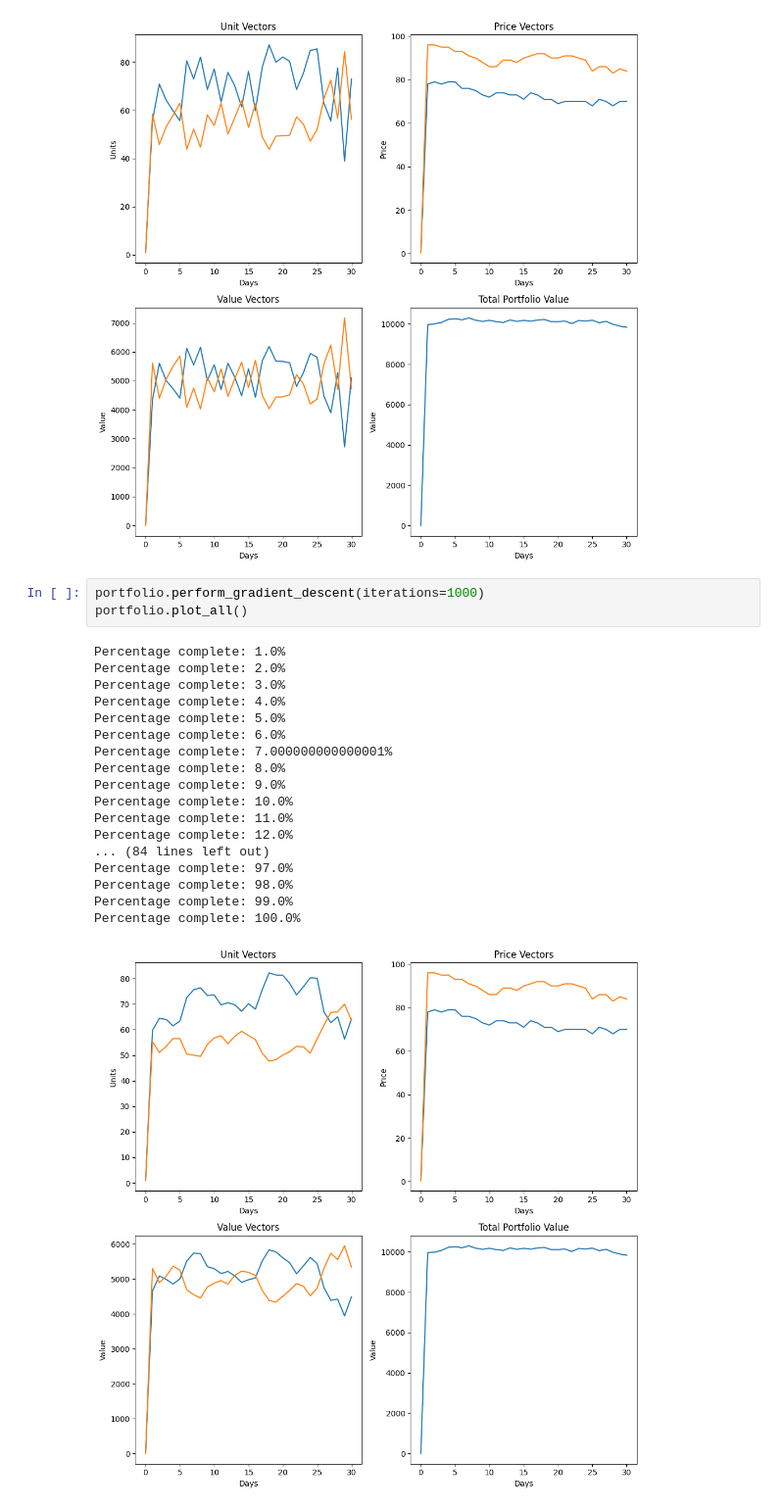
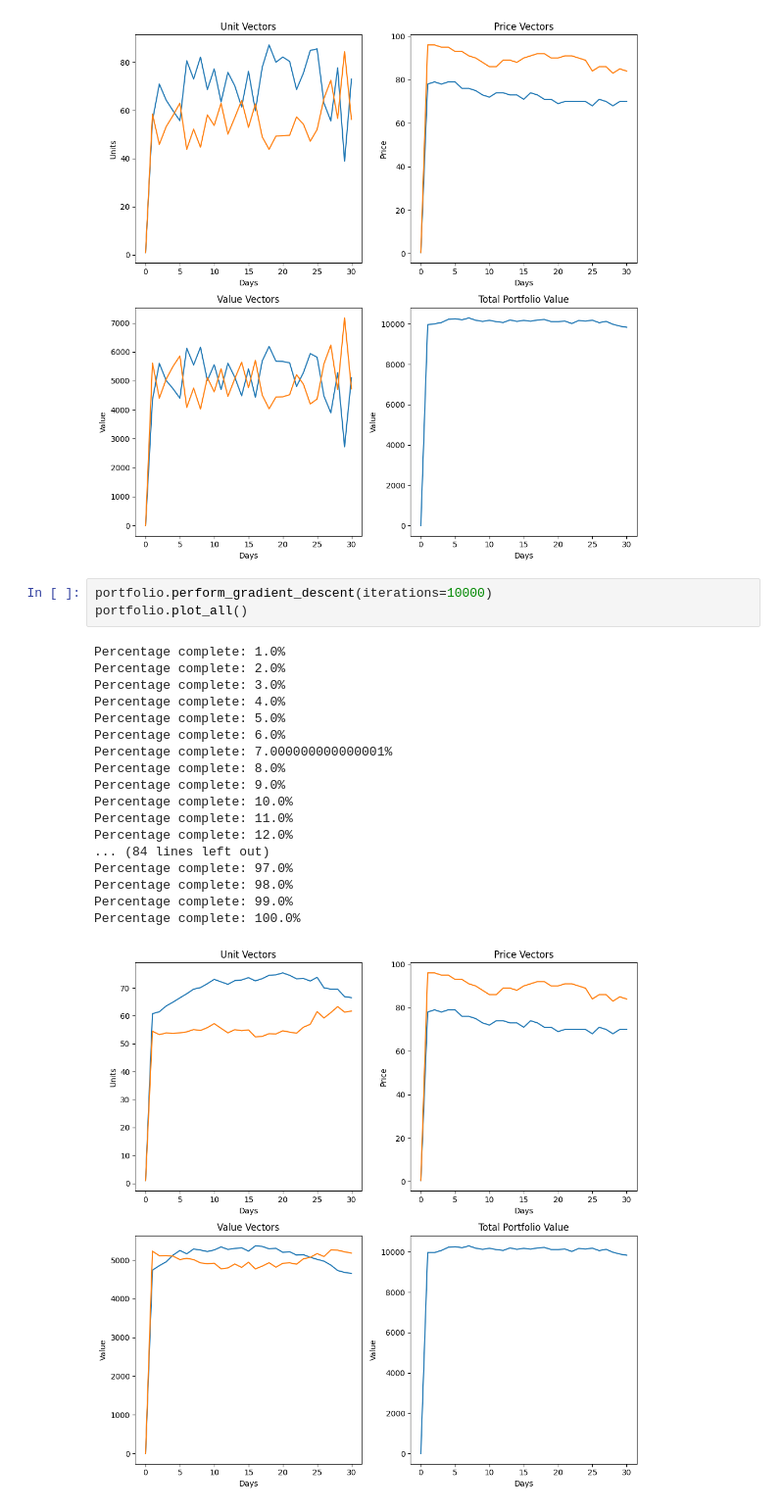
Before and after one commit to toren-wallengren/portfauxlio, a Jupyter notebook: Untitled.ipynb, the cells around one changed output. Shown at 98% size. Saved outputs shown, nothing was run; the diff lists cells and outputs as text.

```diff
--- a/Untitled.ipynb
+++ b/Untitled.ipynb
@@ -15,24 +15,24 @@ portfolio.plot_all()
 # %% [output]
 [figure]
 # %%
-portfolio.perform_gradient_descent(iterations=1000)
+portfolio.perform_gradient_descent(iterations=10000)
 portfolio.plot_all()
 # %% [output]
 Percentage complete: 1.0%
 Percentage complete: 2.0%
 Percentage complete: 3.0%
 Percentage complete: 4.0%
 Percentage complete: 5.0%
 Percentage complete: 6.0%
 Percentage complete: 7.000000000000001%
 Percentage complete: 8.0%
 Percentage complete: 9.0%
 Percentage complete: 10.0%
 Percentage complete: 11.0%
 Percentage complete: 12.0%
 ... (84 lines left out)
 Percentage complete: 97.0%
 Percentage complete: 98.0%
 Percentage complete: 99.0%
 Percentage complete: 100.0%
-[figure, old version]
+[figure, new version]
```
Also changed, not shown: 1 other file.
